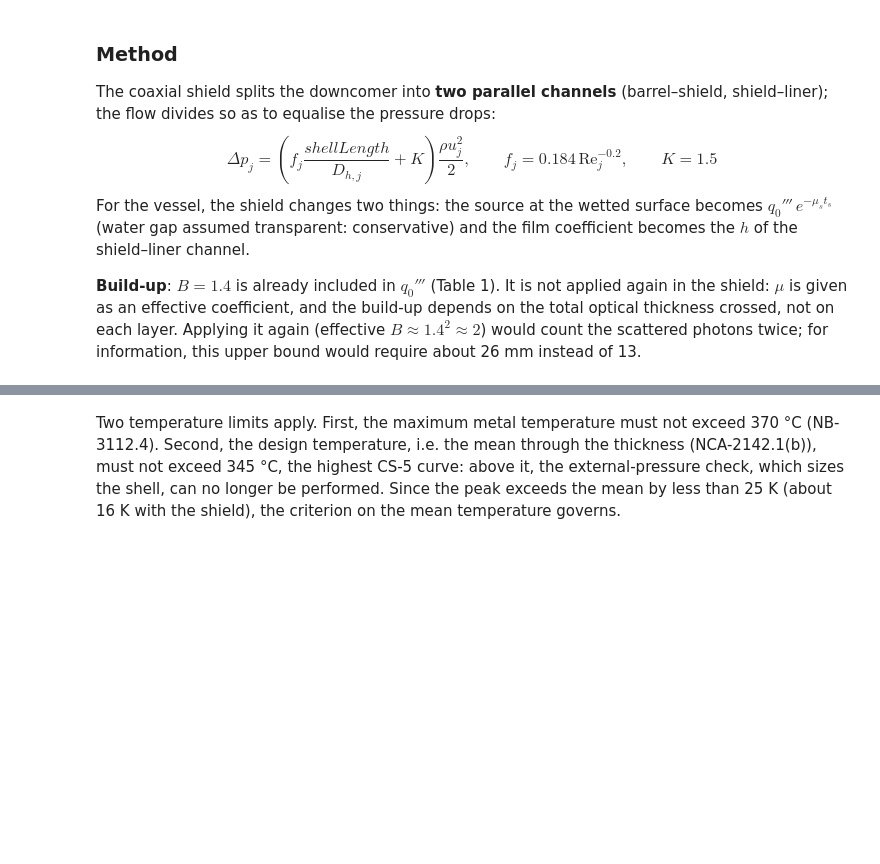
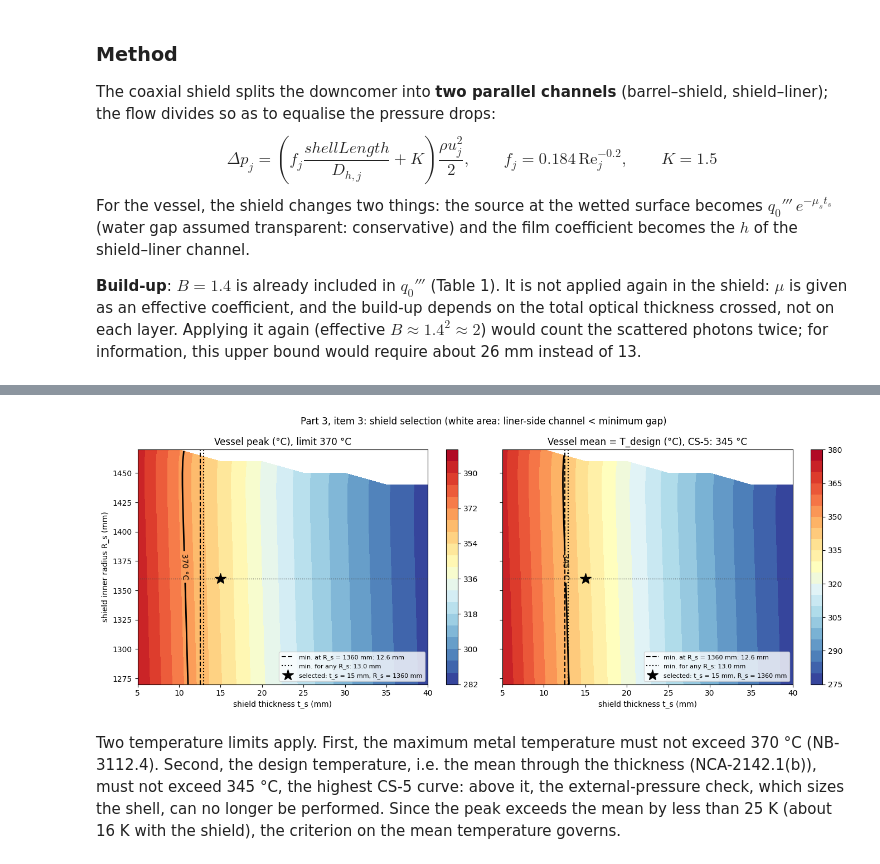
Before and after one commit to mackdraves/Nuclear-Design-and-Technology-Project, a Jupyter notebook: Project-Code_Annotated.ipynb, the cells around one changed output, grey strips where cells are left out. Drawn from its saved outputs; the diff is of its cells as text; code cells hidden in the pictures; blank space fills up the shorter version.

```diff
--- a/Project-Code_Annotated.ipynb
+++ b/Project-Code_Annotated.ipynb
@@ -40,8 +41,8 @@ insulationThickness = 50e-3 # m   insulation thickness
 insulationThermalCond = 1.4 # W/(m K) insulation conductivity
 vesselHeadDepth = 1.5       # m   head depth (for the unsupported length, NB-3133.2)
 
-linerInnerRadius = linerInnerDiameter/2                # m   wetted surface = 1.500 m
-vesselInnerRadius = linerInnerRadius + linerThickness  # m   vessel inner face = 1.505 m
+wettedSurfaceRadius = linerInnerRadius = linerInnerDiameter/2   # m   wetted surface = 1.500 m
+vesselInnerRadius = linerInnerRadius + linerThickness           # m   vessel inner face = 1.505 m
 
 # --- Primary fluid (pr) ---------------------------------------------------------
 coreInletTemp = 487.15                  # K   core inlet temperature (214 °C)
@@ -84,6 +85,8 @@ gammaSourceFlux = 1.5e17        # photons/(m2 s)  -- in m^-2, not cm^-2
 gammaSourceEnergy = 6.0         # joulesPerMeV
 gammaSourceBuildUpFactor = 1.4  # build-up factor  (do NOT call it B: clash with the CS-5 chart factor)
 joulesPerMeV = 1.602e-13        # J/MeV
+
+gammaSourceAtWettedSurface = linerGammaAttenuationCoeff*gammaSourceBuildUpFactor*gammaSourceFlux*gammaSourceEnergy*joulesPerMeV                 # W/m3 (detailed at item 5)
 # %% [markdown]
 ---
 ## 1. Tools
@@ -737,9 +1049,9 @@ design temperature (vessel mean, with liner, cylindrical): 398.2 °C ; peak: 422
 # %%
 # --- the item 8 loop: is a thicker wall colder? ----------------------------------------
 for f in (0.90, 1.00, 1.03, 1.10):
-    cylinder = solve_cyl(linerInnerRadius, [(linerThickness, linerThermalCond, linerGammaAttenuationCoeff), (f*vesselTentativeThickness, steelThermalCond, steelGammaAttenuationCoeff)], gammaSourceAtWettedSurface, h1, U2)
+    cylinder = solve_cyl(linerInnerRadius, [(linerThickness, linerThermalCond, linerGammaAttenuationCoeff), (f*vesselThickness, steelThermalCond, steelGammaAttenuationCoeff)], gammaSourceAtWettedSurface, h1, U2)
     cylinderSummary = summary_cyl(cylinder, vesselInnerRadius)
-    print(f"vessel {f*vesselTentativeThickness*1e3:5.0f} mm : mean {c(cylinderSummary['T_avg']):6.1f} °C   peak {c(cylinderSummary['T_max']):6.1f} °C")
+    print(f"vessel {f*vesselThickness*1e3:5.0f} mm : mean {c(cylinderSummary['T_avg']):6.1f} °C   peak {c(cylinderSummary['T_max']):6.1f} °C")
 print("\nA thicker wall absorbs more gammas and gets HOTTER: the thickness is not the lever.")
 print("The source reaching the wall must be reduced: this is the thermal shield of Part 3.")
 # %% [output]
@@ -838,9 +1154,9 @@ def read_z3st_meca(case, p=operatingPressure):
     v = r >= Ri; t = Ro - Ri; x = r[v] - (Ri + Ro)/2
     lin = lambda f: (np.trapezoid(f[v], r[v])/t, 6/t**2*np.trapezoid(f[v]*x, r[v]))
     shellLength = [lin(f) for f in (sr, sq, sz)]
-    PQ = max(_SI([m + s*b for m, b in shellLength]) for s in (1, -1))/1e6
+    membraneBendingAndSecondaryStress = max(_SI([m + s*b for m, b in shellLength]) for s in (1, -1))/1e6
     tot = max(_SI([sr[i], sq[i], sz[i]]) for i in np.where(v)[0])/1e6
-    return dict(r=r, Ri=Ri, Ro=Ro, sr=sr, sq=sq, sz=sz, sz_ps=sz_ps, eps0=eps0, PQ=PQ, tot=tot,
+    return dict(r=r, Ri=Ri, Ro=Ro, sr=sr, sq=sq, sz=sz, sz_ps=sz_ps, eps0=eps0, membraneBendingAndSecondaryStress=membraneBendingAndSecondaryStress, tot=tot,
                 m=[m/1e6 for m, _ in shellLength], b=[b/1e6 for _, b in shellLength])
 
 Z3M = {}
@@ -856,7 +1172,7 @@ if Z3M:
         if label not in Z3M: continue
         Z = Z3M[label]
         _, PQ_c, tot_c = level_A(sol, vesselInnerRadius, vesselOuterRadius, steelYoungsModulus, steelThermalExpansionCoeff, steelPoissonsRatio, operatingPressure, operatingPressure)   # liner neglected
-        rows.append((label, PQ_c, Z['PQ'], tot_c, Z['tot'], Z['eps0']))
+        rows.append((label, PQ_c, Z['membraneBendingAndSecondaryStress'], tot_c, Z['tot'], Z['eps0']))
     print(f"Item 9, vessel, Level A (MPa); cylindrical reference = vessel alone (liner neglected, NB-3122.3)")
     print(f"{'case':14}{'P+Q cyl':>10}{'P+Q Z3ST':>10}{'diff.':>9}{'tot cyl':>10}{'tot Z3ST':>10}{'eps0':>11}")
     for label, a, z, ta, tz, e0 in rows:
@@ -918,13 +1250,14 @@ For the vessel, the shield changes two things: the source at the wetted surface
 
 **Build-up**: $B = 1.4$ is already included in $q_0'''$ (Table 1). It is not applied again in the shield: $\mu$ is given as an effective coefficient, and the build-up depends on the total optical thickness crossed, not on each layer. Applying it again (effective $B \approx 1.4^2 \approx 2$) would count the scattered photons twice; for information, this upper bound would require about 26 mm instead of 13.
 # %%
-R_bar = barrelOuterDiameter/2
+R_bar  = barrelOuterDiameter/2
 mu_s = steelGammaAttenuationCoeff
 K_form = 1.5
 gap_min = 0.02            # m, minimum gap of each channel (fabrication, assembly)
+t_s, R_s = 0.015, 1.36    # m, selected shield (thickness, inner radius): decided from this sweep
 
-def channel(R_in, R_out, m_ch):
-    gap = R_out - R_in; A_ch = np.pi*(R_out**2 - R_in**2)
+def channel(vesselInnerRadiusn, R_out, m_ch):
+    gap = R_out - vesselInnerRadiusn; A_ch = np.pi*(R_out**2 - vesselInnerRadiusn**2)
     Dh = 2*gap
     u = m_ch/(primaryFluidDensity*A_ch); Re = primaryFluidDensity*u*Dh/primaryFluidViscosity
     h = 0.023*Re**0.8*primaryFluidPrandt**0.4*primaryFluidThermalCond/Dh
@@ -933,9 +1266,9 @@ def channel(R_in, R_out, m_ch):
     return dict(gap=gap, u=u, Re=Re, h=h, dp=dp, ok_DB=Re > 1e4 and 0.6 < primaryFluidPrandt < 160 and shellLength/Dh > 10)
 
 def split(R_s, t_s):
-    sh = brentq(lambda s: channel(R_bar, R_s, s*primaryFluidMassFlowRate)['dp'] - channel(R_s + t_s, linerInnerRadius, (1 - s)*primaryFluidMassFlowRate)['dp'],
+    sh = brentq(lambda s: channel(R_bar, R_s, s*primaryFluidMassFlowRate)['dp'] - channel(R_s + t_s, wettedSurfaceRadius, (1 - s)*primaryFluidMassFlowRate)['dp'],
                 1e-3, 1 - 1e-3)
-    return sh, channel(R_bar, R_s, sh*primaryFluidMassFlowRate), channel(R_s + t_s, linerInnerRadius, (1 - sh)*primaryFluidMassFlowRate)
+    return sh, channel(R_bar, R_s, sh*primaryFluidMassFlowRate), channel(R_s + t_s, wettedSurfaceRadius, (1 - sh)*primaryFluidMassFlowRate)
 
 def with_shield(R_s, t_s):
     # the build-up 1.4 of Table 1 is already in gammaSourceAtWettedSurface and applies at any depth (mu is effective):
@@ -947,13 +1280,13 @@ def with_shield(R_s, t_s):
 
 # ===== Part 3, item 3: sweep of the shield (R_s, t_s) =====
 # Criteria: T_max <= 370 °C (NB-3112.4) and T_mean <= 345 °C (highest CS-5 curve, external pressure).
-R_s_list = np.round(np.arange(R_bar + gap_min, linerInnerRadius - gap_min, 0.01), 3)   # m, 1 cm steps, minimum gap on both sides
+R_s_list = np.round(np.arange(R_bar + gap_min, wettedSurfaceRadius - gap_min, 0.01), 3)   # m, 1 cm steps, minimum gap on both sides
 t_s_list = np.arange(5, 41, 5)*1e-3                                        # m
 
 SW = {}
 for R_s_ in R_s_list:
     for t_ in t_s_list:
-        if R_s_ + t_ > linerInnerRadius - gap_min: continue           # liner-side channel too narrow
+        if R_s_ + t_ > wettedSurfaceRadius - gap_min: continue           # liner-side channel too narrow
         W1 = with_shield(R_s_, t_)
         SW[R_s_, t_] = dict(Tmax=c(W1['S']['T_max']), Tavg=c(W1['S']['T_avg']),
                             h=W1['co']['h'], dp=W1['co']['dp'])
@@ -964,18 +1297,21 @@ for nom, cle in (("vessel T_max (°C)", 'Tmax'), ("vessel T_mean (°C)", 'Tavg')
         print(f"{R_s_*1e3:16.0f}" + "".join(f"{SW[R_s_, t_][cle]:8.1f}" if (R_s_, t_) in SW else f"{'-':>8}"
                                          for t_ in t_s_list))
 
-# minimum thickness per criterion, in the middle of the downcomer
-R_mid = round((R_bar + linerInnerRadius)/2, 2)
-print(f"\nMinimum thickness at R_s = {R_mid*1e3:.0f} mm:")
-t_min_s = {}
-for nom, k_, lim in (("T_max <= 370 °C", 'T_max', steelTemperatureLimit), ("T_mean <= 345 °C", 'T_avg', 345.0)):
-    t_min_s[k_] = brentq(lambda t: c(with_shield(R_mid, t)['S'][k_]) - lim, 1e-3, linerInnerRadius - gap_min - R_mid)
-    print(f"  {nom:18} : t_s >= {t_min_s[k_]*1e3:5.1f} mm")
-t_s_min = max(t_min_s.values())
-print(f"-> minimum shield thickness: {t_s_min*1e3:.1f} mm "
-      f"({'mean' if t_min_s['T_avg'] > t_min_s['T_max'] else 'peak'} governs)")
+# minimum thickness per criterion: at the selected R_s, and for any R_s (barrel side and middle of the downcomer)
+R_mid = round((R_bar + wettedSurfaceRadius)/2, 2)
+t_min_at = lambda R_, k_, lim: brentq(lambda t: c(with_shield(R_, t)['S'][k_]) - lim, 1e-3, wettedSurfaceRadius - gap_min - R_)
+crit = (("T_max <= 370 °C", 'T_max', steelTemperatureLimit), ("T_mean <= 345 °C", 'T_avg', 345.0))
+t_min_sel = {k_: t_min_at(R_s, k_, lim) for _, k_, lim in crit}
+t_min_all = {k_: max(t_min_at(R_, k_, lim) for R_ in (R_s_list[0], R_mid)) for _, k_, lim in crit}
+print(f"\nMinimum shield thickness (mm):{'at R_s = ' + f'{R_s*1e3:.0f} mm':>20}{'any R_s':>11}")
+for nom, k_, _ in crit:
+    print(f"  {nom:28}{t_min_sel[k_]*1e3:20.1f}{t_min_all[k_]*1e3:11.1f}")
+t_s_min_sel, t_s_min_all = max(t_min_sel.values()), max(t_min_all.values())
+print(f"-> governing: {t_s_min_sel*1e3:.1f} mm at the selected R_s, {t_s_min_all*1e3:.1f} mm for any R_s "
+      f"({'mean' if t_min_sel['T_avg'] > t_min_sel['T_max'] else 'peak'} governs) ; selected t_s = {t_s*1e3:.0f} mm")
 
-# maps (t_s, R_s): colours = vessel temperature, solid line = limit, dashed = minimum thickness
+# maps (t_s, R_s): colours = vessel temperature, solid line = limit,
+# dashed = minimum at the selected R_s, dotted = minimum for any R_s, star = selected shield
 ts_mm = t_s_list*1e3; Rs_mm = np.array(R_s_list)*1e3
 grid = lambda cle: np.array([[SW[R_, t_][cle] if (R_, t_) in SW else np.nan for t_ in t_s_list] for R_ in R_s_list])
 fig, axs = plt.subplots(1, 2, figsize=(14, 5.5), sharey=True)
@@ -984,11 +1320,14 @@ for ax_, cle, lim, nom in ((axs[0], 'Tmax', steelTemperatureLimit, 'Vessel peak
     cf = ax_.contourf(ts_mm, Rs_mm, grid(cle), levels=20, cmap='RdYlBu_r')
     cs = ax_.contour(ts_mm, Rs_mm, grid(cle), levels=[lim], colors='k', linewidths=2)
     ax_.clabel(cs, fmt=f'{lim:.0f} °C')
-    ax_.axvline(t_s_min*1e3, color='k', ls='--', lw=1.5)
-    ax_.text(t_s_min*1e3 + 0.5, Rs_mm[0] + 5, f't_s min = {t_s_min*1e3:.1f} mm',
-             rotation=90, va='bottom', fontsize=9)
+    ax_.axvline(t_s_min_sel*1e3, color='k', ls='--', lw=1.5, label=f'min. at R_s = {R_s*1e3:.0f} mm: {t_s_min_sel*1e3:.1f} mm')
+    ax_.axvline(t_s_min_all*1e3, color='k', ls=':', lw=1.5, label=f'min. for any R_s: {t_s_min_all*1e3:.1f} mm')
+    ax_.axhline(R_s*1e3, color='0.3', ls=':', lw=1)
+    ax_.plot(t_s*1e3, R_s*1e3, 'k*', ms=15, label=f'selected: t_s = {t_s*1e3:.0f} mm, R_s = {R_s*1e3:.0f} mm')
     fig.colorbar(cf, ax=ax_)
     ax_.set_title(nom); ax_.set_xlabel('shield thickness t_s (mm)')
+    ax_.legend(fontsize=8, loc='lower right')
 axs[0].set_ylabel('shield inner radius R_s (mm)')
 plt.suptitle('Part 3, item 3: shield selection (white area: liner-side channel < minimum gap)')
 plt.tight_layout(); plt.show()
+# %% [output]
@@ -995,3 +1351,4 @@ plt.tight_layout(); plt.show()
+[figure, added]
 # %% [markdown]
 Two temperature limits apply. First, the maximum metal temperature must not exceed 370 °C (NB-3112.4). Second, the design temperature, i.e. the mean through the thickness (NCA-2142.1(b)), must not exceed 345 °C, the highest CS-5 curve: above it, the external-pressure check, which sizes the shell, can no longer be performed. Since the peak exceeds the mean by less than 25 K (about 16 K with the shield), the criterion on the mean temperature governs.
 # %%
```
Also changed, not shown: parts of 43 cells of this notebook.
